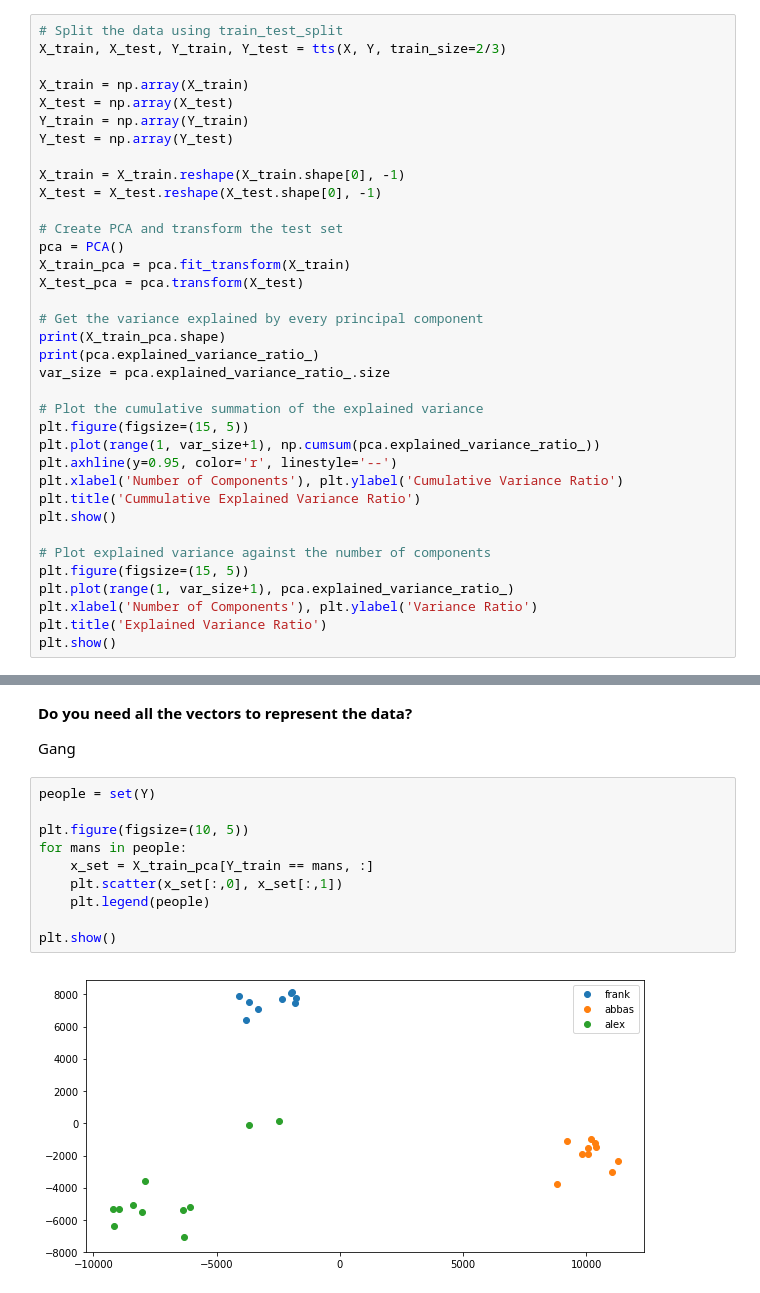
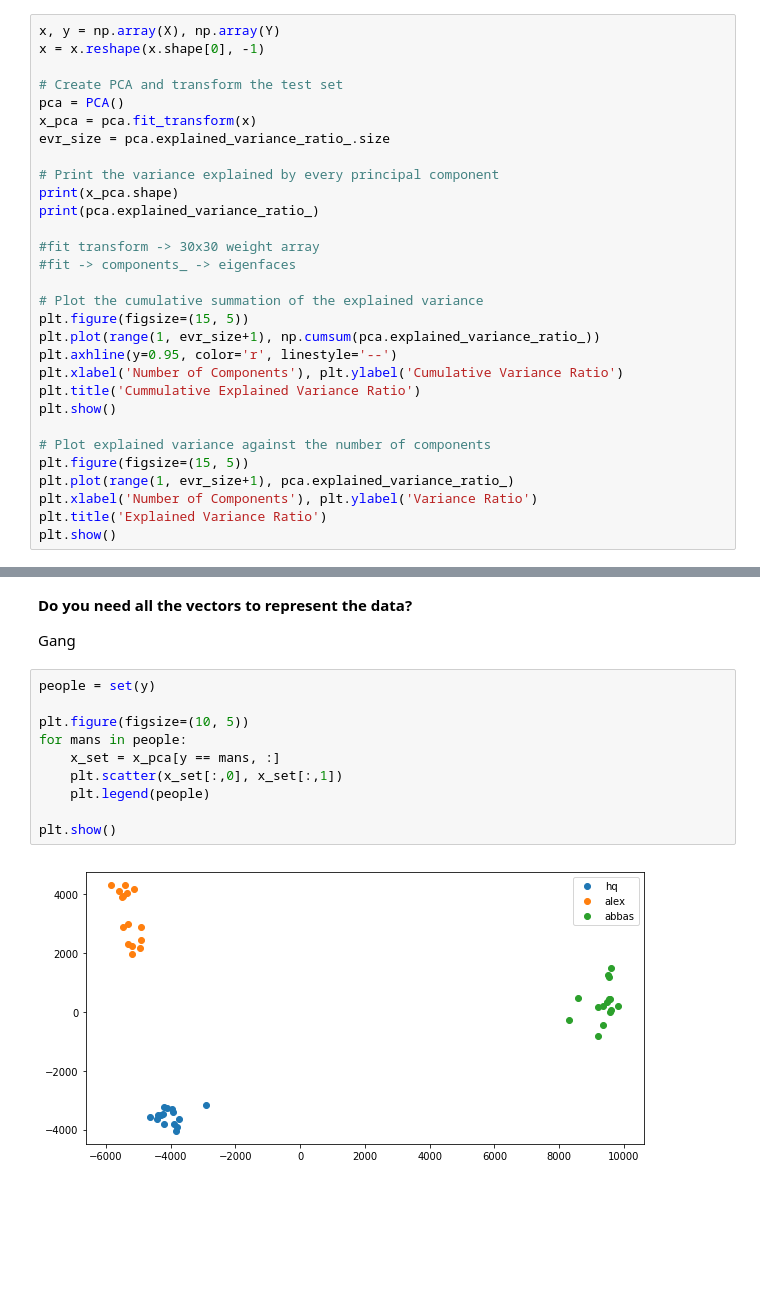
Before and after one commit to heqianw/ecse415, a Jupyter notebook: assignment4/face_detection.ipynb, the cells around one changed output, grey strips where cells are left out. Saved outputs shown, nothing was run; the diff lists cells and outputs as text; blank space fills up the shorter version.

```diff
--- a/assignment4/face_detection.ipynb
+++ b/assignment4/face_detection.ipynb
@@ -78,30 +78,24 @@ plotFigures(train_sets)
 
 Gang
 # %%
-# Split the data using train_test_split
-X_train, X_test, Y_train, Y_test = tts(X, Y, train_size=2/3)
-
-X_train = np.array(X_train)
-X_test = np.array(X_test)
-Y_train = np.array(Y_train)
-Y_test = np.array(Y_test)
-
-X_train = X_train.reshape(X_train.shape[0], -1)
-X_test = X_test.reshape(X_test.shape[0], -1)
+x, y = np.array(X), np.array(Y)
+x = x.reshape(x.shape[0], -1)
 
 # Create PCA and transform the test set
 pca = PCA()
-X_train_pca = pca.fit_transform(X_train)
-X_test_pca = pca.transform(X_test)
+x_pca = pca.fit_transform(x)
+evr_size = pca.explained_variance_ratio_.size
 
-# Get the variance explained by every principal component
-print(X_train_pca.shape)
+# Print the variance explained by every principal component
+print(x_pca.shape)
 print(pca.explained_variance_ratio_)
-var_size = pca.explained_variance_ratio_.size
+
+#fit transform -> 30x30 weight array
+#fit -> components_ -> eigenfaces
 
 # Plot the cumulative summation of the explained variance
 plt.figure(figsize=(15, 5))
-plt.plot(range(1, var_size+1), np.cumsum(pca.explained_variance_ratio_))
+plt.plot(range(1, evr_size+1), np.cumsum(pca.explained_variance_ratio_))
 plt.axhline(y=0.95, color='r', linestyle='--')
 plt.xlabel('Number of Components'), plt.ylabel('Cumulative Variance Ratio')
 plt.title('Cummulative Explained Variance Ratio')
@@ -109,7 +103,7 @@ plt.show()
 
 # Plot explained variance against the number of components
 plt.figure(figsize=(15, 5))
-plt.plot(range(1, var_size+1), pca.explained_variance_ratio_)
+plt.plot(range(1, evr_size+1), pca.explained_variance_ratio_)
 plt.xlabel('Number of Components'), plt.ylabel('Variance Ratio')
 plt.title('Explained Variance Ratio')
 plt.show()
@@ -153,17 +151,17 @@ Computation time: 1.73138427734375
 
 Gang
 # %%
-people = set(Y)
+people = set(y)
 
 plt.figure(figsize=(10, 5))
 for mans in people:
-    x_set = X_train_pca[Y_train == mans, :]
+    x_set = x_pca[y == mans, :]
     plt.scatter(x_set[:,0], x_set[:,1])
     plt.legend(people)
 
 plt.show()
 # %% [output]
-[figure, old version]
+[figure, new version]
 # %%
 # Use K-nearest neighbors to evaluate clustering on eigenspace and original pixel space
 start = time.time()
```
Also changed, not shown: parts of 5 cells of this notebook, 15 other files.
